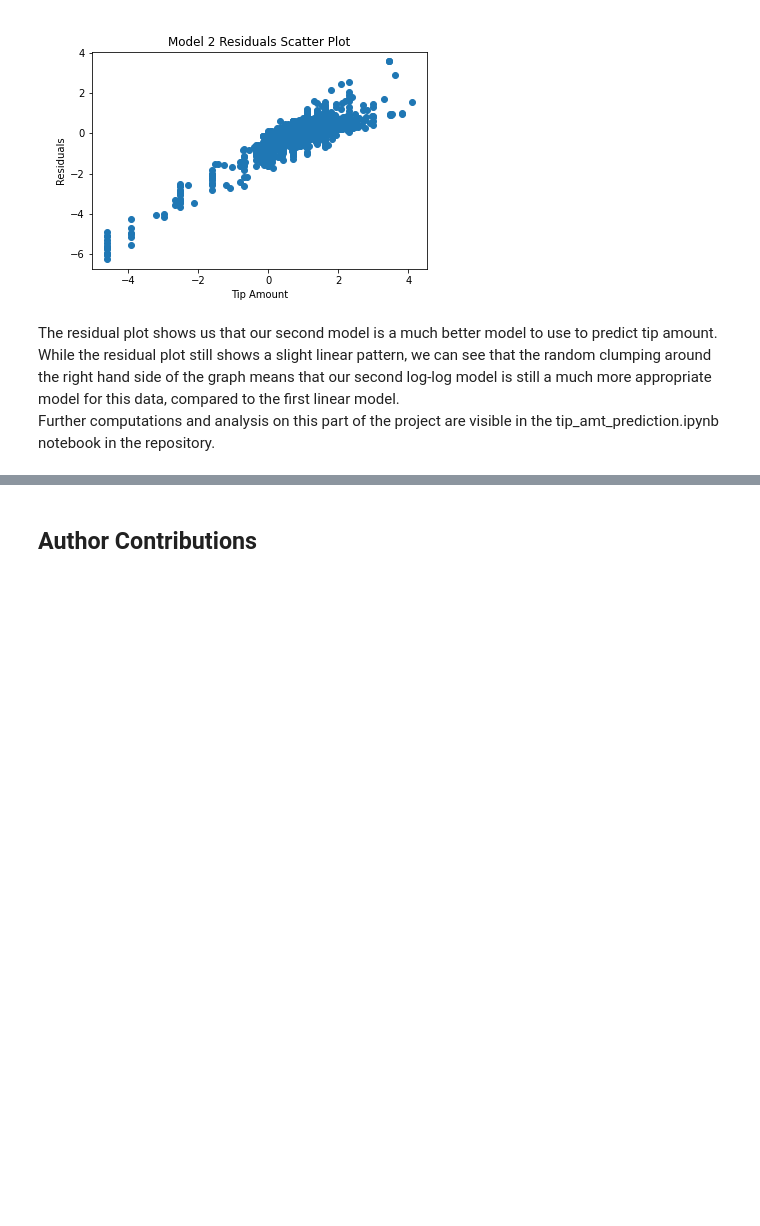
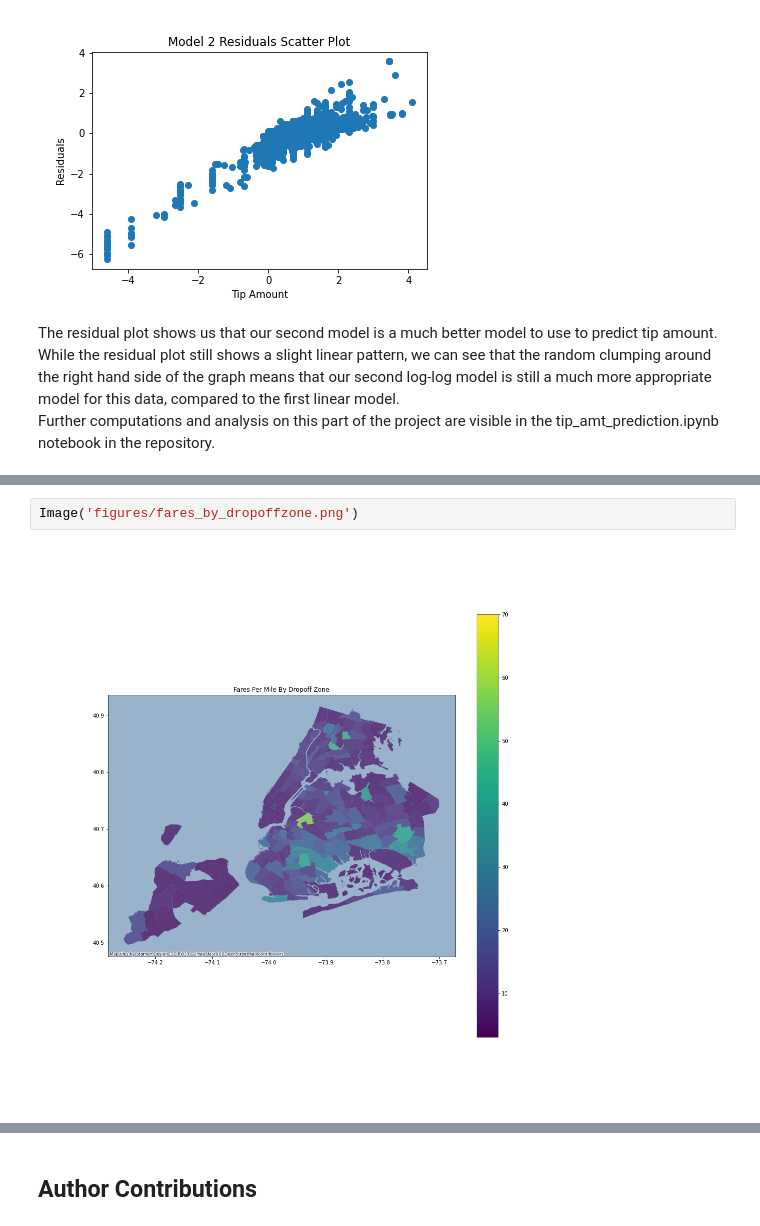
Before and after one commit to UCB-stat-159-s22/hw07-group16, a Jupyter notebook: main.ipynb, the cells around one changed output, grey strips where cells are left out. Drawn from its saved outputs; the diff is of its cells as text; blank space fills up the shorter version.

```diff
--- a/main.ipynb
+++ b/main.ipynb
@@ -132,0 +149,4 @@ Further computations and analysis on this part of the project are visible in the
+# %%
+Image('figures/fares_by_dropoffzone.png')
+# %% [output]
+[figure, added]
```
Also changed, not shown: parts of 7 cells of this notebook, 2 other files.
